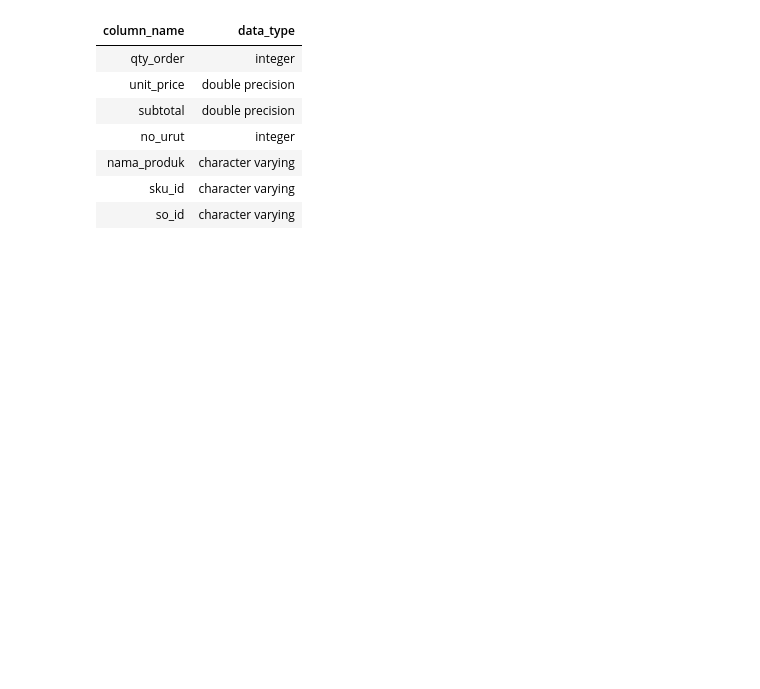
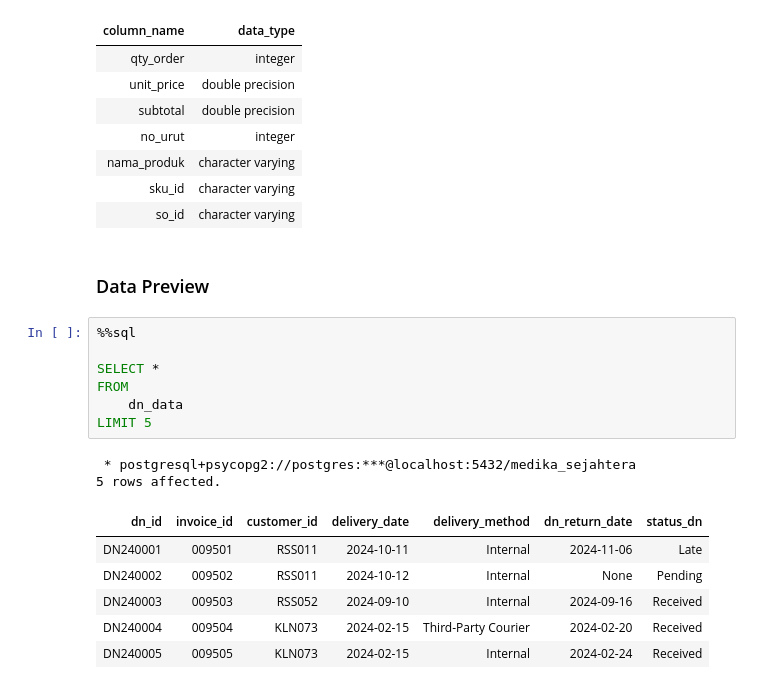
Before and after one commit to Rpfitrah/return-analysis-medika-sejahtera, a Jupyter notebook: Notebook/01_data_understanding.ipynb, the cells around one changed output. Drawn from its saved outputs; the diff is of its cells as text; blank space fills up the shorter version.

```diff
--- a/Notebook/01_data_understanding.ipynb
+++ b/Notebook/01_data_understanding.ipynb
@@ -419,3 +419,21 @@ WHERE
 | nama_produk | character varying |
 | sku_id | character varying |
 | so_id | character varying |
+# %% [markdown]
+### Data Preview
+# %%
+%%sql
+
+SELECT *
+FROM
+    dn_data
+LIMIT 5
+# %% [output]
+ * postgresql+psycopg2://postgres:***@localhost:5432/medika_sejahtera
+5 rows affected.
+| dn_id | invoice_id | customer_id | delivery_date | delivery_method | dn_return_date | status_dn |
+| DN240001 | 009501 | RSS011 | 2024-10-11 | Internal | 2024-11-06 | Late |
+| DN240002 | 009502 | RSS011 | 2024-10-12 | Internal | None | Pending |
+| DN240003 | 009503 | RSS052 | 2024-09-10 | Internal | 2024-09-16 | Received |
+| DN240004 | 009504 | KLN073 | 2024-02-15 | Third-Party Courier | 2024-02-20 | Received |
+| DN240005 | 009505 | KLN073 | 2024-02-15 | Internal | 2024-02-24 | Received |
```
Also changed, not shown: parts of 8 cells of this notebook.
